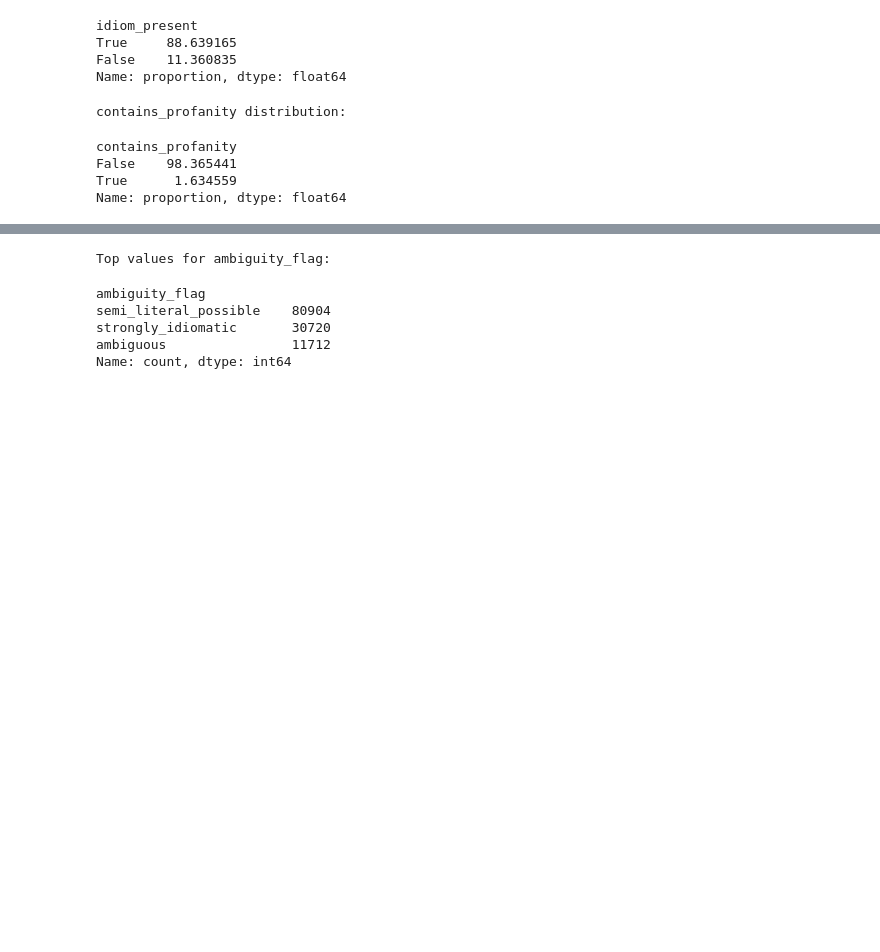
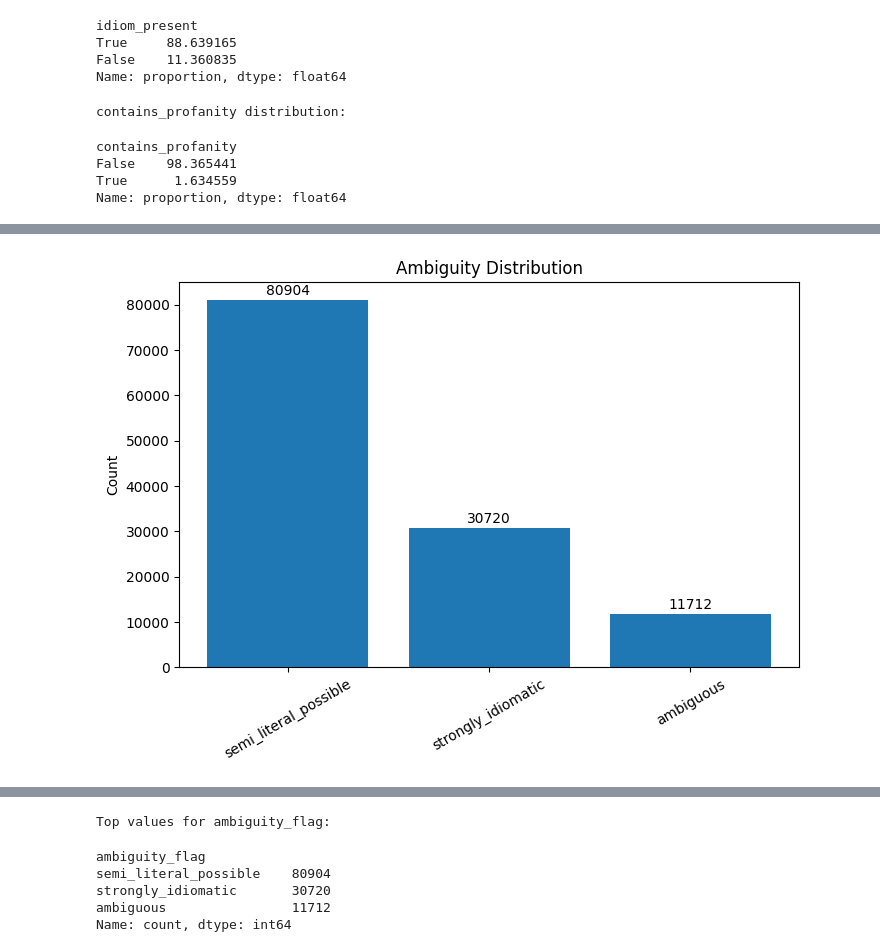
Before and after one commit to aymanshar/IdiomX, a Jupyter notebook: notebooks/01_idiomX_dataset_exploration.ipynb, the cells around one changed output, grey strips where cells are left out. Cells and saved outputs as stored; diff of their text form; code cells hidden in the pictures; blank space fills up the shorter version.

```diff
--- a/notebooks/01_idiomX_dataset_exploration.ipynb
+++ b/notebooks/01_idiomX_dataset_exploration.ipynb
@@ -619,0 +651,20 @@ Name: proportion, dtype: float64
+# %%
+# === Figure 2: Ambiguity Distribution (WITH VALUES) ===
+
+counts = df["ambiguity_flag"].value_counts()
+
+plt.figure(figsize=(8,5))
+bars = plt.bar(counts.index, counts.values)
+
+# Add numbers above bars
+for bar in bars:
+    yval = bar.get_height()
+    plt.text(bar.get_x() + bar.get_width()/2, yval + 500,
+             f'{int(yval)}', ha='center', va='bottom')
+
+plt.xticks(rotation=30)
+plt.title("Ambiguity Distribution")
+plt.ylabel("Count")
+plt.show()
+# %% [output]
+[figure, added]
```
Also changed, not shown: parts of 10 cells of this notebook, 4 other files.
